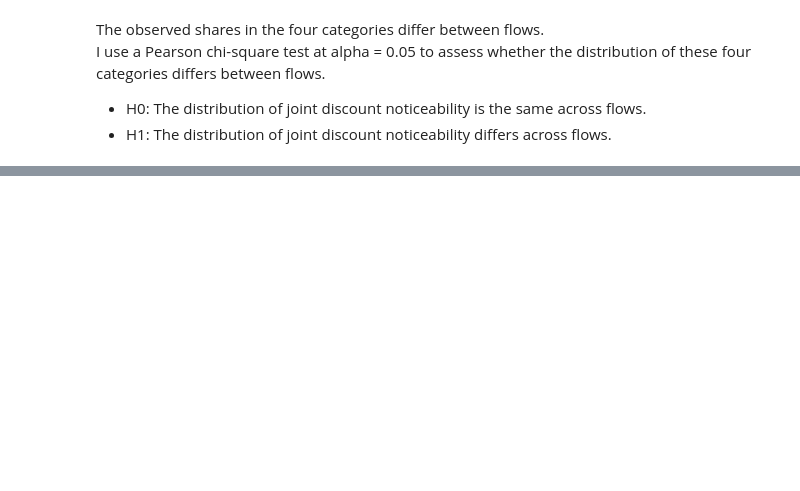
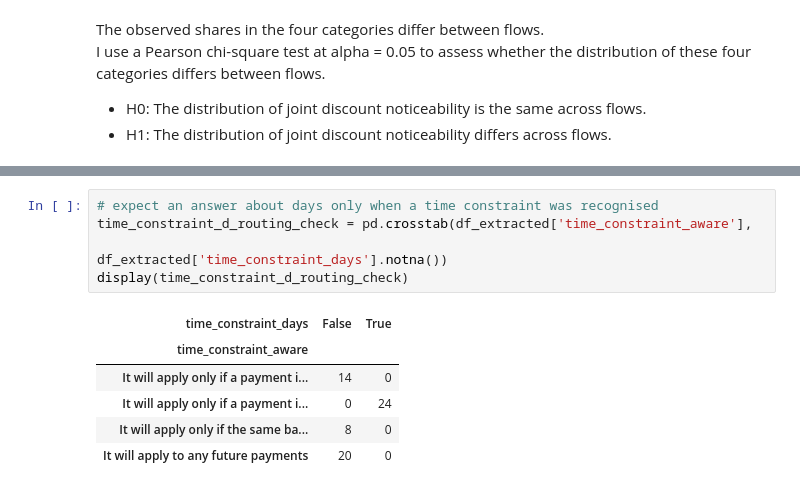
Before and after one commit to elena-kolo/payment-flow-experimentation-analysis, a Jupyter notebook: notebooks/03_prototype_analysis.ipynb, the cells around one changed output, grey strips where cells are left out. Saved outputs shown, nothing was run; the diff lists cells and outputs as text; blank space fills up the shorter version.

```diff
--- a/notebooks/03_prototype_analysis.ipynb
+++ b/notebooks/03_prototype_analysis.ipynb
@@ -864,0 +951,12 @@ _*The test assesses the distribution as a whole; it does not establish which ind
+# %%
+# expect an answer about days only when a time constraint was recognised
+time_constraint_d_routing_check = pd.crosstab(df_extracted['time_constraint_aware'],
+                                                df_extracted['time_constraint_days'].notna())
+display(time_constraint_d_routing_check)
+# %% [output]
+| time_constraint_days | False | True |
+| time_constraint_aware |  |  |
+| It will apply only if a payment i... | 14 | 0 |
+| It will apply only if a payment i... | 0 | 24 |
+| It will apply only if the same ba... | 8 | 0 |
+| It will apply to any future payments | 20 | 0 |
```
Also changed, not shown: parts of 37 cells of this notebook, 2 other files.
